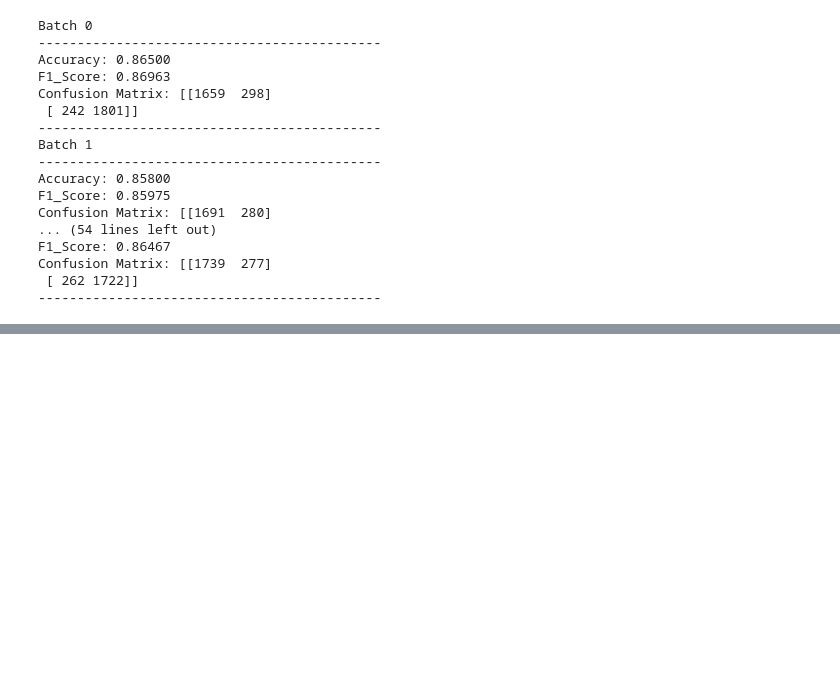
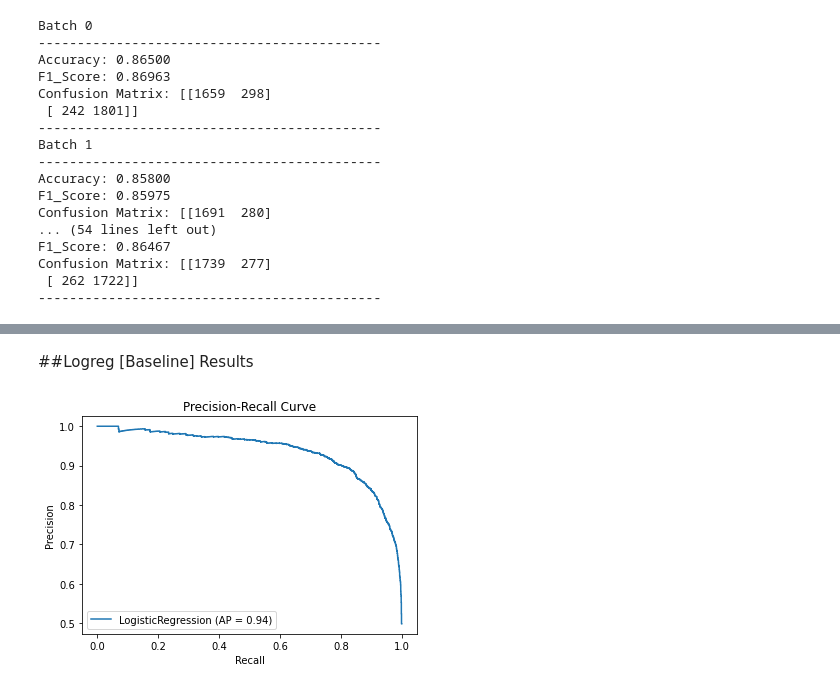
Before and after one commit to jatinkarthik-tripathy/Senti-Analysis-Techniques, a Jupyter notebook: Senti_Analysis_(ML).ipynb, the cells around one changed output, grey strips where cells are left out. Drawn from its saved outputs; the diff is of its cells as text; code cells hidden in the pictures; blank space fills up the shorter version.

Commit message:
created pr-re and roc curve plot fns

```diff
--- a/Senti_Analysis_(ML).ipynb
+++ b/Senti_Analysis_(ML).ipynb
@@ -97,3 +97,11 @@ print(len(train_labels_batches[0]))
 # %%
 transformer = TfidfVectorizer(stop_words='english', ngram_range=(1, 3),
                               lowercase=True, max_features=100000)
+# %%
+from sklearn.metrics import plot_precision_recall_curve
+from sklearn.metrics import precision_recall_curve
+import matplotlib.pyplot as plt
+
+def plot_pr_re(fit_model, X_valid, y_valid):
+  disp = plot_precision_recall_curve(fit_model, X_valid, y_valid)
+  disp.ax_.set_title('Precision-Recall Curve')
@@ -106,7 +131,7 @@ def prediction(model, X_train, y_train, X_valid, y_valid):
     acc = accuracy_score(y_valid, pred)
     f1 = f1_score(y_valid, pred)
     conf = confusion_matrix(y_valid, pred)
-    return model, acc, f1, conf
+    return model, acc, f1, conf, pred
 # %%
 for i in range(10):
   print(f'Batch {i}')
@@ -116,7 +141,7 @@ for i in range(10):
   X_train, X_valid, y_train, y_valid = train_test_split(X, y, test_size=0.2,
                                                         random_state=42, stratify=y)
   model = LogisticRegression(C=1, random_state=42, n_jobs=-1)
-  fit_model, acc, f1, conf = prediction(model, X_train, y_train, X_valid, y_valid)
+  fit_model, acc, f1, conf, pred = prediction(model, X_train, y_train, X_valid, y_valid)
   print(f"Accuracy: {acc:.5f}")
   print(f"F1_Score: {f1:.5f}")
   print(f"Confusion Matrix: {conf}")
@@ -147,0 +193,6 @@ Confusion Matrix: [[1659  298]
+# %% [markdown]
+##Logreg [Baseline] Results
+# %%
+plot_pr_re(fit_model, X_valid, y_valid)
+# %% [output]
+[figure, added]
```
Also changed, not shown: parts of 5 cells of this notebook.
